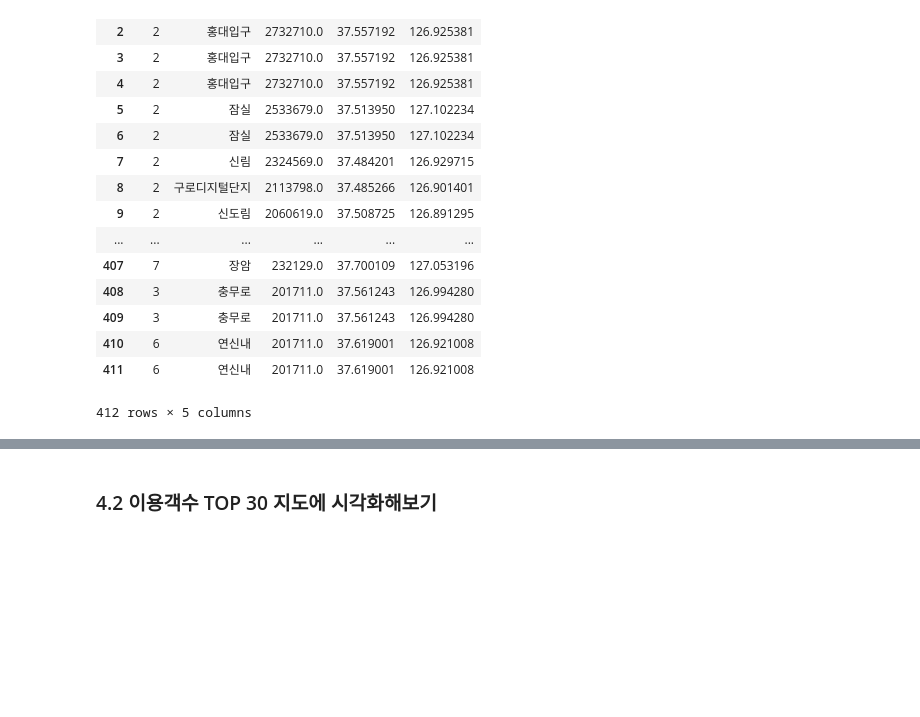
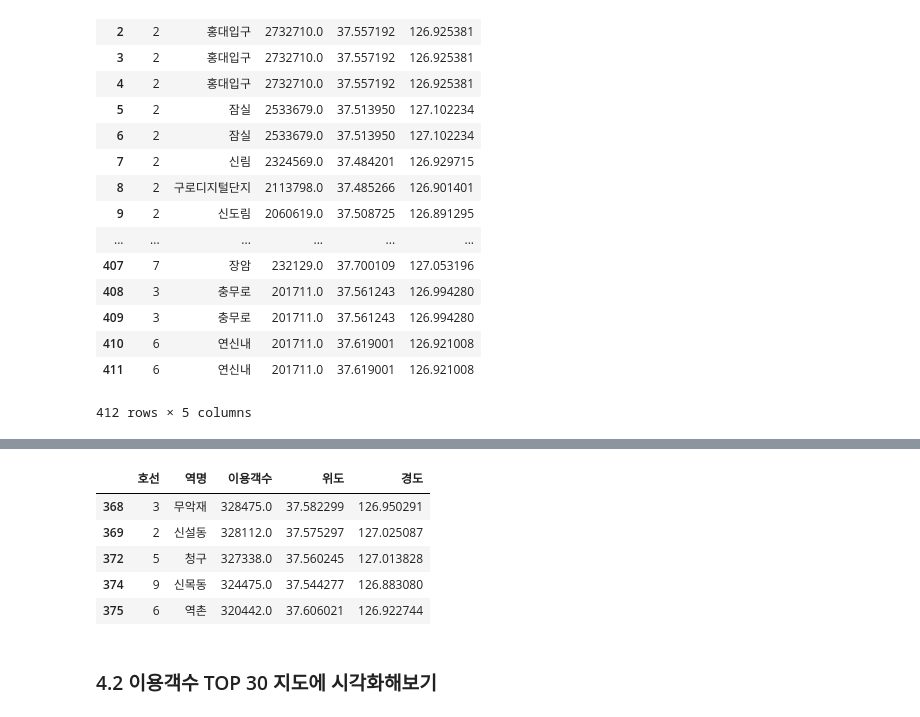
Before and after one commit to ChoiJiA/Personal-Project, a Jupyter notebook: 1.Subway_Congestion_Analysis/map.ipynb, the cells around one changed output, grey strips where cells are left out. Saved outputs shown, nothing was run; the diff lists cells and outputs as text; code cells hidden in the pictures; blank space fills up the shorter version.

```diff
--- a/1.Subway_Congestion_Analysis/map.ipynb
+++ b/1.Subway_Congestion_Analysis/map.ipynb
@@ -425,3 +435,12 @@ dfm_bottom_s = df_m_s_2.tail(30)
+# %%
+dfm_bottom_r.head()
+# %% [output]
+|  | 호선 | 역명 | 이용객수 | 위도 | 경도 |
+| 368 | 3 | 무악재 | 328475.0 | 37.582299 | 126.950291 |
+| 369 | 2 | 신설동 | 328112.0 | 37.575297 | 127.025087 |
+| 372 | 5 | 청구 | 327338.0 | 37.560245 | 127.013828 |
+| 374 | 9 | 신목동 | 324475.0 | 37.544277 | 126.883080 |
+| 375 | 6 | 역촌 | 320442.0 | 37.606021 | 126.922744 |
 # %% [markdown]
 ### 4.2 이용객수 TOP 30 지도에 시각화해보기
 # %%
```
Also changed, not shown: parts of 10 cells of this notebook, 5 other files.
